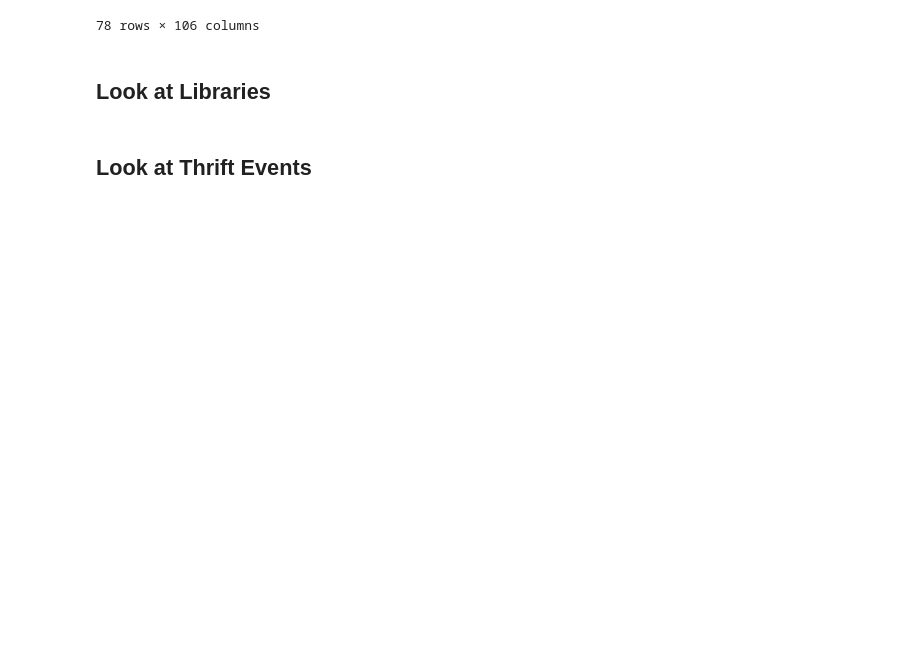
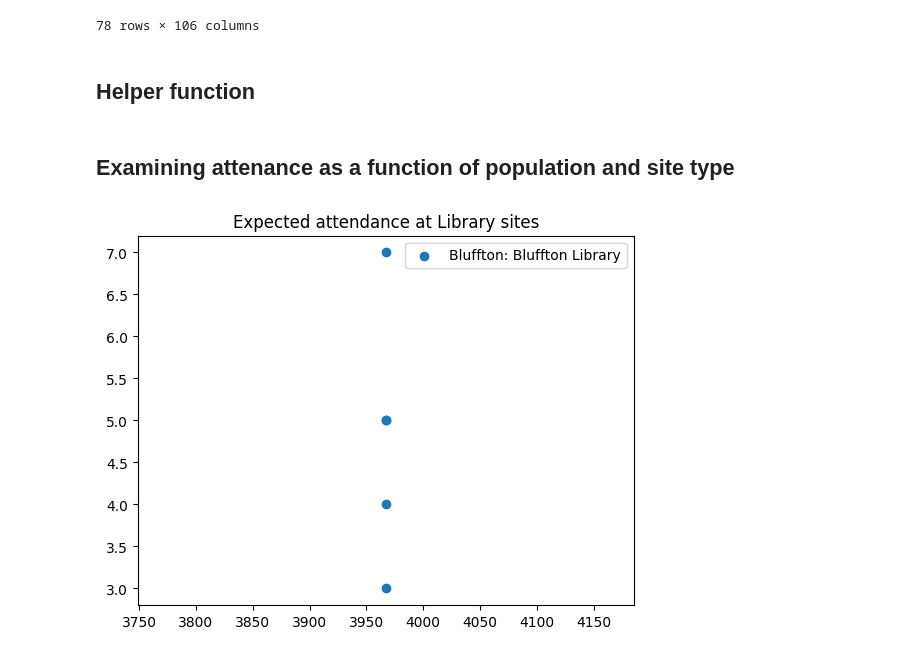
Before and after one commit to Human-Centered-Optimization-Lab/clinicOpt, a Jupyter notebook: tools/attendancePlaygorund.ipynb, the cells around one changed output. Drawn from its saved outputs; the diff is of its cells as text; code cells hidden in the pictures; blank space fills up the shorter version.

Commit message:
Added the other sites types into the mix

```diff
--- a/tools/attendancePlaygorund.ipynb
+++ b/tools/attendancePlaygorund.ipynb
@@ -45,11 +45,34 @@ display(events)
 | 76 | 2025-05-08 00:00:00 | Bluffton | Bluffton Library | [Library] | 40.892385 | -83.892901 | HealthWise | NaN | ... |
 | 77 | 2025-05-15 00:00:00 | Kenton | HardinCrest | [Senior community] | 40.649799 | -83.595708 | HealthWise | MHC | ... |
 78 rows × 106 columns
+# %% [markdown]
+## Helper function
+# %%
+def plot_site_type(site_type):
+
+    thirft_events_mask = events["Site Types"].apply(lambda t : (t == site_type).any())
+    thrift_sites = events.loc[thirft_events_mask,:]
+
+    thrift_sites_set = set(thrift_sites["Physical location"])
+
+    fig, ax = plt.subplots()
+
+    for site in thrift_sites_set:
+        pops         = thrift_sites.loc[thrift_sites["Physical location"] == site,"pop"]
+        foot_traffic = thrift_sites.loc[thrift_sites["Physical location"] == site,"Foot traffic"]
+
+        current_city = thrift_sites.loc[thrift_sites["Physical location"] == site,"city"].values[0]
+
+        label = f"{current_city}: {site}"
+        ax.scatter(pops, foot_traffic, label=label)
+
+    plt.legend()
+    plt.title(f"Expected attendance at {site_type} sites")
+    plt.show()
 # %% [markdown]
-## Look at Libraries
+## Examining attenance as a function of population and site type
 # %%
-#libraryEvents = events.loc[events["Site Types"] == "Library",:]
-#libraryEvents
+plot_site_type("Library")
+# %% [output]
+[figure, added]
-# %% [markdown]
-## Look at Thrift Events
 # %%
```
Also changed, not shown: parts of 6 cells of this notebook.
